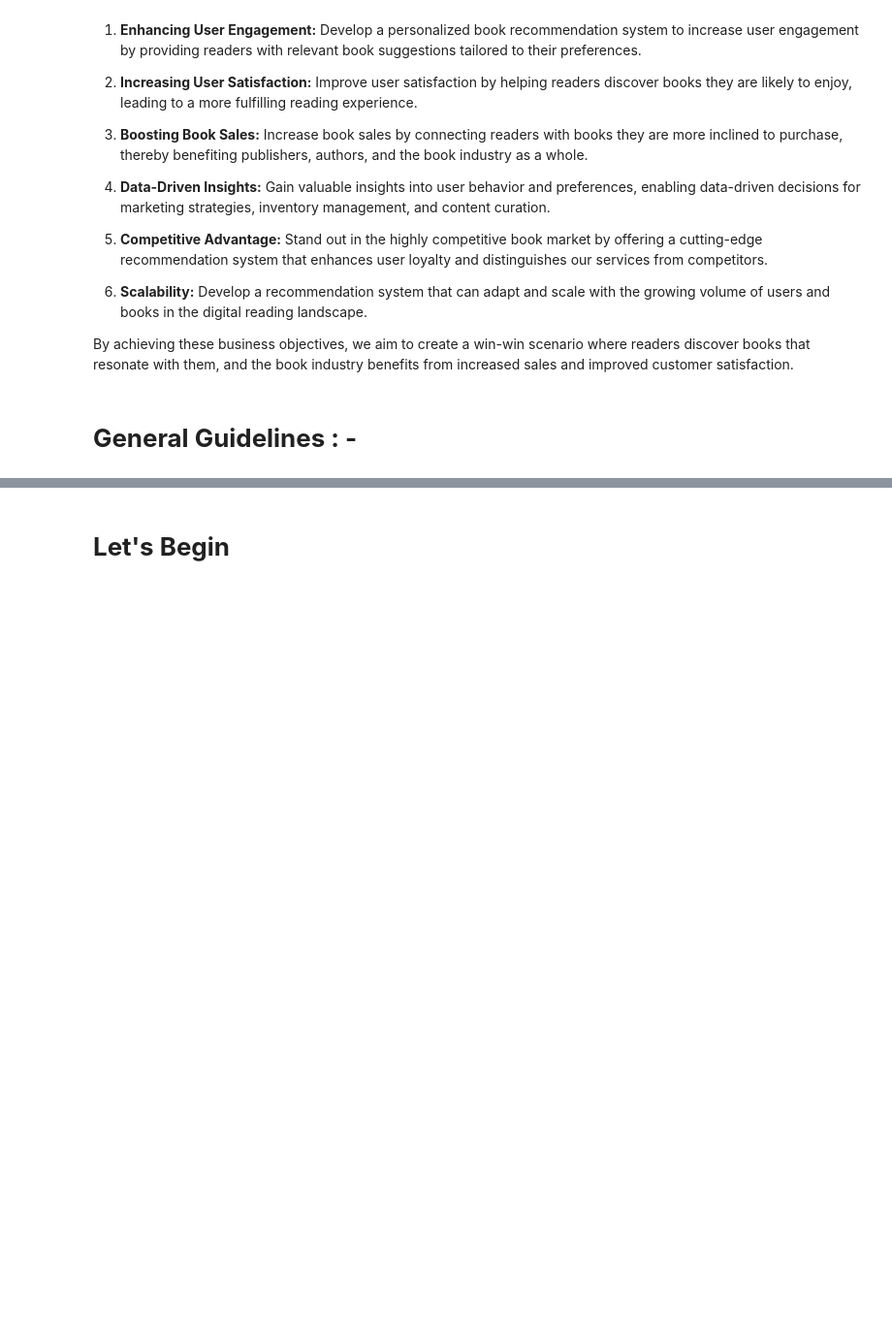
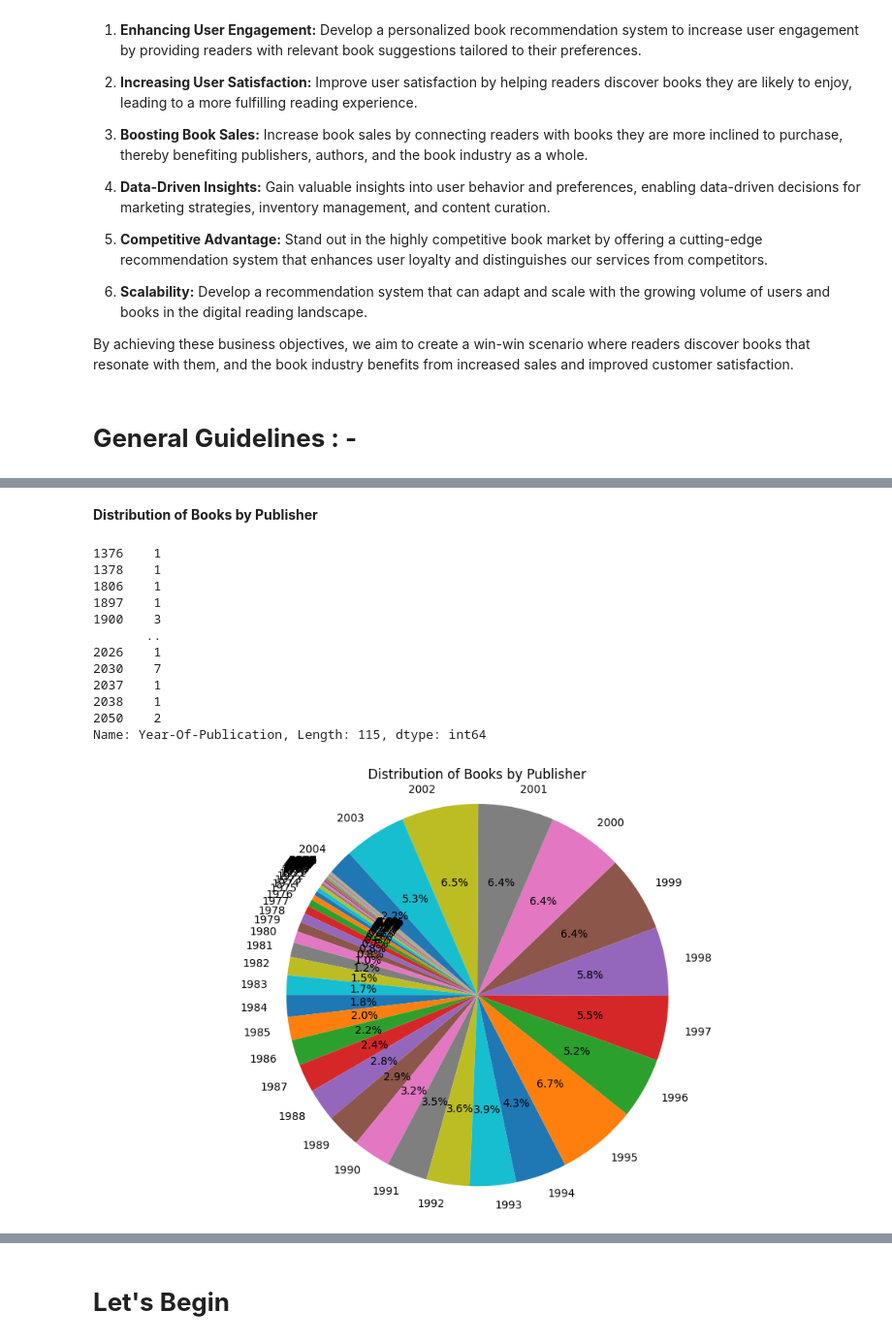
Before and after one commit to marellapujitha/DevOps, a Jupyter notebook: Book_Recommendation_System.ipynb, the cells around one changed output, grey strips where cells are left out. Shown at 97% size. Saved outputs shown, nothing was run; the diff lists cells and outputs as text; code cells hidden in the pictures; blank space fills up the shorter version.

```diff
--- a/Book_Recommendation_System.ipynb
+++ b/Book_Recommendation_System.ipynb
@@ -101,0 +160,28 @@ code
+# %% [markdown]
+**Distribution of Books by Publisher**
+# %%
+d=r'/content/drive/MyDrive/Books_modified.csv'
+data=pd.read_csv(d)
+df = pd.DataFrame(data)
+year_counts = df['Year-Of-Publication'].value_counts().sort_index()
+print(year_counts)
+plt.figure(figsize=(10, 6))
+plt.pie(year_counts.values, labels=year_counts.index, autopct='%1.1f%%', startangle=140)
+plt.axis('equal')
+plt.title('Distribution of Books by Publisher')
+plt.tight_layout()
+plt.show()
+# %% [output]
+1376    1
+1378    1
+1806    1
+1897    1
+1900    3
+       ..
+2026    1
+2030    7
+2037    1
+2038    1
+2050    2
+Name: Year-Of-Publication, Length: 115, dtype: int64
+[figure, added]
```
Also changed, not shown: parts of 25 cells of this notebook.
